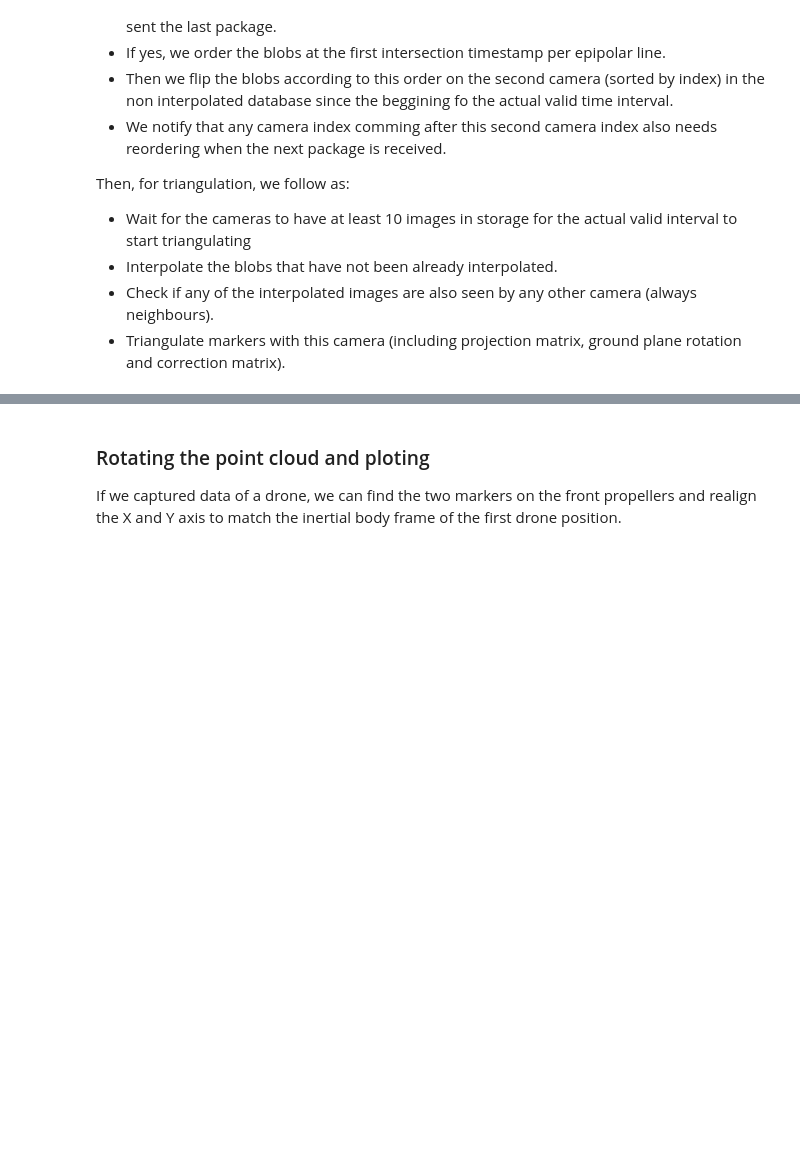
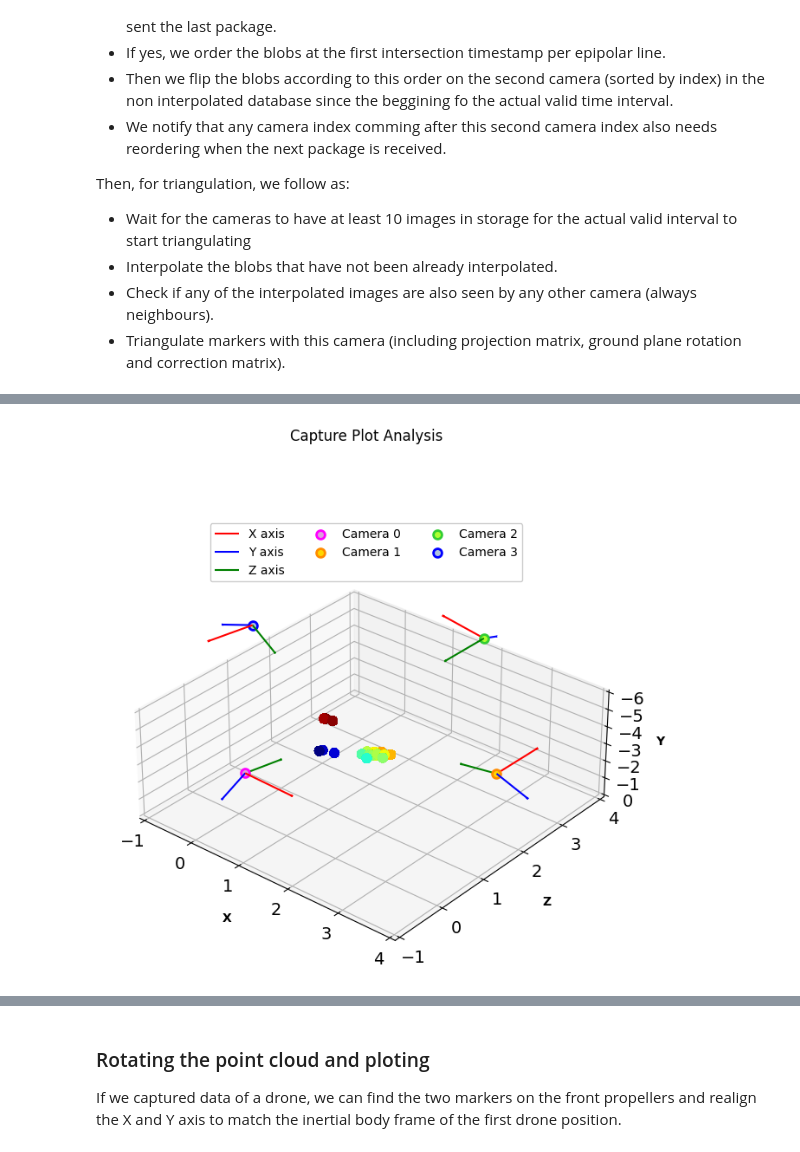
Before and after one commit to debOliveira/MoCapRasp, a Jupyter notebook: server/debugOnline.ipynb, the cells around one changed output, grey strips where cells are left out. Saved outputs shown, nothing was run; the diff lists cells and outputs as text; code cells hidden in the pictures; blank space fills up the shorter version.

```diff
--- a/server/debugOnline.ipynb
+++ b/server/debugOnline.ipynb
@@ -534,16 +565,16 @@ while i!=dfCSV.shape[0]:
     if np.all(counter>0): break
 
 # order centroids
-for j in range(nCameras-1):
+for cam in range(nCameras-1):
     # collect extrinsics from calibration between camera 0 and 1
-    F = FMatrix[j]
-    R,t,lamb = rotation[j+1],translation[j+1].reshape(-1,3),scale[j+1]
+    F = FMatrix[cam]
+    R,t,lamb = rotation[cam+1],translation[cam+1].reshape(-1,3),scale[cam+1]
     # order centroids per epipolar line
-    pts1,pts2 = dfOrig[j][0:6].reshape(-1,2),dfOrig[j+1][0:6].reshape(-1,2)
+    pts1,pts2 = dfOrig[cam][0:6].reshape(-1,2),dfOrig[cam+1][0:6].reshape(-1,2)
     orderSecondFrame = getOrderPerEpiline(pts1,pts2,3,np.copy(F))
     pts2 = np.copy(pts2[orderSecondFrame])
     # save dataset
-    dfOrig[j+1][0:6] = pts2.copy().ravel()
+    dfOrig[cam+1][0:6] = pts2.copy().ravel()
     # plot corresponding centroids
     '''pts1,pts2 = np.int32(pts1),np.int32(pts2)
     img1,img2 = np.zeros((720,960)),np.zeros((720,960))
@@ -706,7 +715,7 @@ for j in range(1,nCameras-1):
     F = FMatrix[j]
     R,t,lamb = rotation[j+1],translation[j+1].reshape(-1,3),scale[j+1]
     P1,P2 = np.hstack((cameraMat[j], [[0.], [0.], [0.]])),np.matmul(cameraMat[j+1], np.hstack((R, t.T)))
-    projPt1,projPt2 = myProjectionPoints(np.array(pts1)),myProjectionPoints(np.array(pts2))
+    projPt1,projPt2 = projectionPoints(np.array(pts1)),projectionPoints(np.array(pts2))
     # triangulate points
     points4d = triangulatePoints(P1.astype(float),P2.astype(float),projPt1.astype(float),projPt2.astype(float))
     points3d = (points4d[:3, :]/points4d[3, :]).T
@@ -756,7 +765,7 @@ The following cell sets up the name of the CSV where the data is stored and the
 dfCSV = np.genfromtxt('/home/debora/Desktop/MoCapRasp/server/data/camTest.csv', delimiter=',')
 recTime = 60     # Recording time, in seconds
 step = 1/100     # Step of the interpolated DF
-nMarkers = 4     # Expected number of markers
+nMarkers = 6     # Expected number of markers
 isDrone = False  # Should I realign the point cloud to match the drones X and Y axis
 
 # flags
@@ -764,8 +773,8 @@ saveDF = False                 # Save dataframe
 whichCamera = ''               # Save which camera
 correctDF = False              # Use correction matrices
 refineCorrection = False       # Refine correction matrices
-saveFolder = '/home/debora/Desktop/MoCapRasp/server/data/'  # Folder where to save DF
-correctionFolder = '/home/debora/Desktop/MoCapRasp/server/data/'   # Folder where to catch data to correction amtrices
+saveFolder = '/home/debora/Desktop/MoCapRasp/server/data/' # Folder where to save DF
+correctionFolder = '/home/debora/Desktop/MoCapRasp/server/data/' # Folder where to catch data to correction amtrices
 # %% [markdown]
 ### Correction matrices
 
@@ -893,15 +902,15 @@ Then, for triangulation, we follow as:
 - Check if any of the interpolated images are also seen by any other camera (always neighbours).
 - Triangulate markers with this camera (including projection matrix, ground plane rotation and correction matrix).
 # %%
-# initiating empty arrays
+# Initiating empty arrays
 counter,i,lastTime = np.zeros(nCameras,dtype=np.int32),0,np.zeros(nCameras,dtype=np.int32)
 missed,invalid,swap = np.zeros(nCameras,dtype=np.int32),np.zeros(nCameras,dtype=np.int32),np.zeros(nCameras,dtype=np.int32)
 lastImgNumber = np.zeros(nCameras,dtype=np.int32)
 intervals,lastTnew = [],[]
 
-# warmUp = number of images in storage for the actual valid interval to start triangulating
+# WarmUp = number of images in storage for the actual valid interval to start triangulating
 # nPrevious = number of images in camera storage for the actual valid interval
-dfOrig,nPrevious,warmUp = [],3,10 # warm up > n previous
+dfOrig,nPrevious,warmUp = [],3,10 # Warm up > n previous
 
 needsOrder = createNeedsOrder(nCameras,relateLast2First=0)
 
@@ -931,6 +940,7 @@ otherCamera = findOtherCamera(whichCamera,nCameras)
 while i != dfCSV.shape[0]: # Capture frames
     start = time.time() # Just to measure loop time
     line = dfCSV[i] # Current frame info
+
     # Get data from the line
     # Lines are: 2D Coordinates from each marker | Current time | Image number | Camera Index
     undCoord,timeNow,imgNumber, idx = line[0:(2*nMarkers)].reshape(-1,2), line[-3], line[-2], int(line[-1])
@@ -981,36 +991,44 @@ while i != dfCSV.shape[0]: # Capture frames
             if not len(intervals[otherIdx]): continue
             myCounter,myIntervals = np.array([counter[idx],counter[otherIdx]]),np.array([intervals[idx][-1],intervals[otherIdx][-1]])
             if np.all(myCounter-myIntervals>=nPrevious):
-                # see if there are intersection between arrays
+                # See if there are intersection between arrays
                 ts1,ts2 = dfOrig[idx][intervals[idx][-1]:counter[idx],(2*nMarkers)]/1e6,dfOrig[otherIdx][intervals[otherIdx][-1]:counter[otherIdx],(2*nMarkers)]/1e6
                 validIdx1 = [k for k in range(0,len(ts1)) if max(ts1[0], ts2[0])-0.01<=ts1[k]<=min(ts1[-1], ts2[-1])+0.01]
                 validIdx2 = [k for k in range(0,len(ts2)) if max(ts1[0], ts2[0])-0.01<=ts2[k]<=min(ts1[-1], ts2[-1])+0.01]
+
                 # if there is intersection, get order
                 if len(validIdx1) and len(validIdx2):
                     ts1,ts2 = np.copy(ts1[validIdx1]),np.copy(ts2[validIdx2])
                     if ts1.shape[0]<2 or ts2.shape[0]<2: continue
                     coord1,coord2 = dfOrig[idx][intervals[idx][-1]:counter[idx],0:(2*nMarkers)],dfOrig[otherIdx][intervals[otherIdx][-1]:counter[otherIdx],0:(2*nMarkers)]
                     coord1,coord2 = np.copy(coord1[validIdx1]),np.copy(coord2[validIdx2])
+
                     # Get interpolated data
-                    interp1,tNew1 = myInterpolate(coord1,ts1,step)
-                    interp2,tNew2 = myInterpolate(coord2,ts2,step)
+                    interp1,tNew1 = interpolate(coord1,ts1,step)
+                    interp2,tNew2 = interpolate(coord2,ts2,step)
                     if not len(interp1) or not len(interp2): continue
+
                     # Get min and max idx
                     minIdx,maxIdx = min(idx,otherIdx),max(idx,otherIdx)
+
                     # Get common idx
                     F = FMatrix[minIdx]
                     interpolateIdx1,interpolateIdx2 = np.argmax(np.in1d(tNew1, tNew2)),np.argmax(np.in1d(tNew2, tNew1))
+
                     # Order per epipolar line
                     if idx < otherIdx: orderSecondFrame,ret = getOrderPerEpiline(interp1[-1],interp2[-1],nMarkers,F,0,1)
                     else: orderSecondFrame,ret = getOrderPerEpiline(interp2[-1],interp1[-1],nMarkers,F,0,1)
                     if not ret:
                         if verbose: print(minIdx,maxIdx,'could not rearange at',tNew2[-1]*step,'s')
                         continue
+
                     # Get interval to rearrange
                     if verbose: print(minIdx,maxIdx,'rearanging interval',[intervals[maxIdx][-1],counter[maxIdx]], 'to', orderSecondFrame, 'at',tNew2[-1]*step,'s')
+
                     # Flip blobs
                     for k in range(intervals[maxIdx][-1],counter[maxIdx]):
                        dfOrig[maxIdx][k,0:(2*nMarkers)] = np.copy(dfOrig[maxIdx][k,0:(2*nMarkers)].reshape(-1,2)[orderSecondFrame].reshape(-(2*nMarkers)))
+
                     # Change ordering boolean
                     needsOrder=popNeedsOrder(idx,otherIdx,needsOrder)
                     for k in range(maxIdx+1,nCameras):
@@ -1021,40 +1039,50 @@ while i != dfCSV.shape[0]: # Capture frames
         coord,ts = dfOrig[idx][(counter[idx]-warmUp):counter[idx],0:(2*nMarkers)],dfOrig[idx][(counter[idx]-warmUp):counter[idx],(2*nMarkers)]/1e6
         if not len(ts): continue
         lowBound,highBound = math.ceil(ts[0]/step),math.floor(ts[-1]/step)
+
         # Avoid repeating intepolation
         if lastTnew[idx]:
             if lowBound<lastTnew[idx]: lowBound = lastTnew[idx]+1
+
         # Interpolate
         tNew = np.linspace(lowBound,highBound,int((highBound-lowBound))+1,dtype=np.uint16)
         ff = CubicSpline(ts,coord,axis=0)
+
         # Save data
         dfInterp[tNew,int(idx*(2*nMarkers)):int(idx*(2*nMarkers)+(2*nMarkers))] = ff(tNew*step)
         lastTnew[idx] = tNew[-1]
+
         # Compare if there is another camera available
         for k in tNew:
             if dfInterp[k,-1]: continue
             otherIdx = getOtherValidIdx(dfInterp[k,:],nMarkers,idx)
             if not len(otherIdx) or otherIdx in needsOrder[str(idx)]: continue
+
             # Get index from the other camera
             dfInterp[k,-1],otherIdx = True,otherIdx[0]
+
             # Comparing the indexes to set the projection matrices
             minIdx,maxIdx = min(idx,otherIdx),max(idx,otherIdx)
+
             # Getting the data
             pts1,pts2 = dfInterp[k,minIdx*(2*nMarkers):(minIdx+1)*(2*nMarkers)].reshape(-1,2),dfInterp[k,maxIdx*(2*nMarkers):(maxIdx+1)*(2*nMarkers)].reshape(-1,2)
             R,t,lamb = rotation[maxIdx],translation[maxIdx].reshape(-1,3),scale[maxIdx]
             P1,P2 = np.hstack((cameraMat[minIdx], [[0.], [0.], [0.]])),np.matmul(cameraMat[maxIdx], np.hstack((R, t.T)))
-            projPt1,projPt2 = myProjectionPoints(np.array(pts1)),myProjectionPoints(np.array(pts2))
+            projPt1,projPt2 = projectionPoints(np.array(pts1)),projectionPoints(np.array(pts2))
+
             # Triangulate
             points4d = triangulatePoints(P1.astype(float),P2.astype(float),projPt1.astype(float),projPt2.astype(float))
             points3d = (points4d[:3, :]/points4d[3, :]).T
             if points3d[0, 2] < 0: points3d = -points3d
+
             # Project in scale regarding the minimum index camera
             points3d = np.hstack((points3d*lamb/100,np.ones((points3d.shape[0],1)))).T
             points3d = np.matmul(projMat[minIdx],points3d).T
+
             # Rotate to ground plane
             points3d += [0,d/b,0,0]
             points3d = np.matmul(P_plane,points3d.T).T
-            points3d += [0,0,-zDisplacement,0]
+            points3d += [0,0,-h,0]
 
             # Save to array
             dfTriang[k,0:(4*nMarkers)] = np.copy(points3d.ravel())
@@ -1063,19 +1091,20 @@ while i != dfCSV.shape[0]: # Capture frames
 
     timeArray.append(time.time()-start)
 
-# just comprising dataset if wanted to plot
+# Just comprising dataset if wanted to plot
 emptyLines = np.unique([i for i in range(0,dfInterp.shape[0]) if not dfInterp[i][-1]])
 dfInterp = np.delete(dfInterp,emptyLines,axis=0)
 dfTriang = np.delete(dfTriang,emptyLines,axis=0)
 print('[INFO] found ' +str(dfTriang.shape[0])+ ' interpolated pics')
-# time plot for further temporal analysis
+# Time plot for further temporal analysis
 print('[INFO] Temporal analysis')
 print('\t> Min:',round(np.min(timeArray),5),'s')
 print('\t> Mean:',round(np.mean(timeArray),5),'s')
 print('\t> Max:',round(np.max(timeArray),5),'s')
 print('\t> Std. Dev.:',round(np.std(timeArray),5),'s')
 allPoints3d = np.array(allPoints3d).T
-# save dataset
+
+# Save dataset
 if saveDF:
     name = 'dfTriang_'
     if len(whichCamera): name += whichCamera
@@ -1083,7 +1112,20 @@ if saveDF:
     if correctDF: name += '_corrected'
     np.savetxt(saveFolder+name+'.csv',dfTriang,delimiter=',')
 
-# plot debug for interpolated dataset
+# Prepare data for plotting
+groundData = {'planeDisplacement': d/b,
+              'planeRotation': P_plane}
+
+cameraData = {'cameraHeight': h,
+              'projectionMatrices': projMat}
+
+# Plotting
+plotArena(title='Capture Plot Analysis',
+          allPoints3d=allPoints3d,
+          cameraData=cameraData,
+          groundData=groundData)
+
+# Image debug for interpolated dataset
 '''for idx in range(nCameras):
     os.system('del -rf pics\cam'+str(idx+1)+'\*jpg')
     for j in range(0,dfInterp.shape[0]):
@@ -1094,3 +1136,4 @@ if saveDF:
             circle(img,center,10,(255,0,0),5,shift=4)
             putText(img,str(k),(int(center[0]/16)-25, int(center[1]/16)-25),FONT_HERSHEY_SIMPLEX,0.5,(255,0,0),2)
         imwrite('pics/cam'+str(idx+1)+'/'+str(name).zfill(20)+'.jpg',img)''';
+# %% [output]
@@ -1096,0 +1146 @@ if saveDF:
+[figure, added]
```
Also changed, not shown: parts of 10 cells of this notebook, 13 other files.
